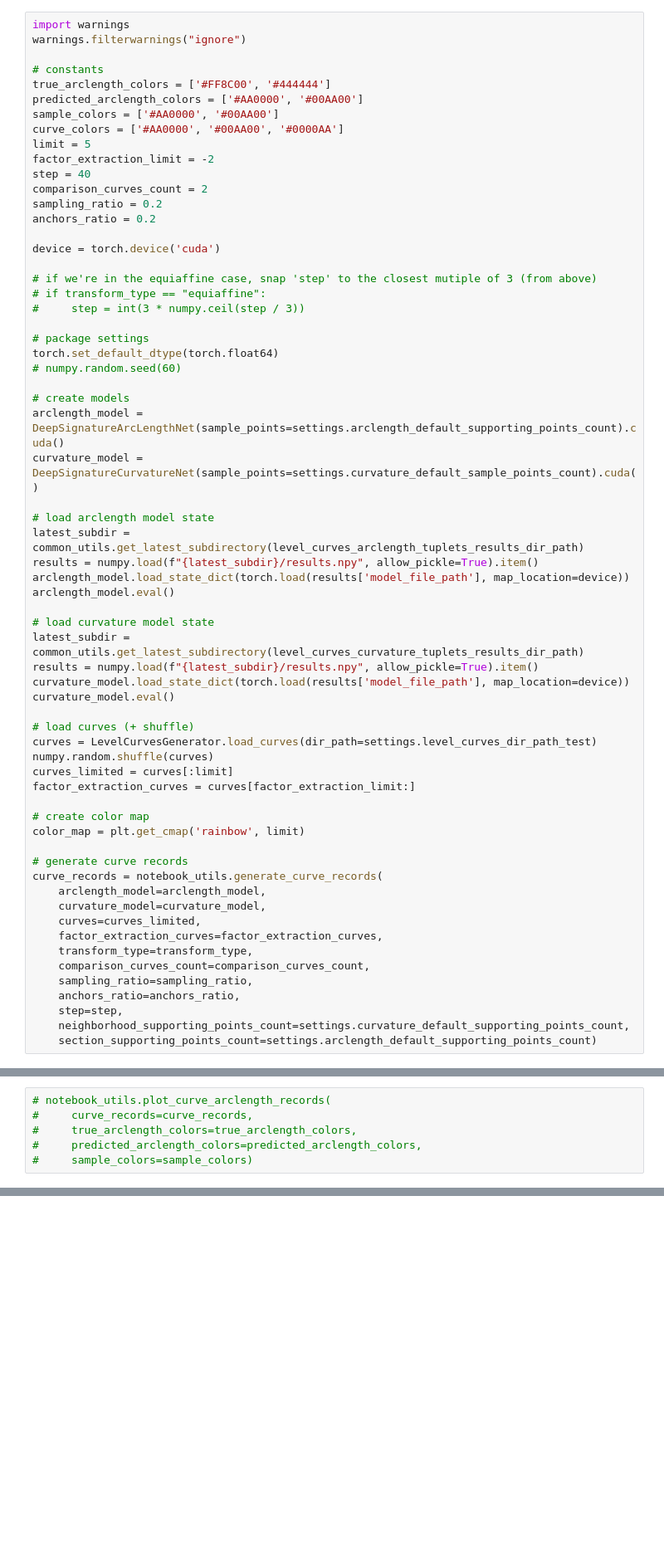
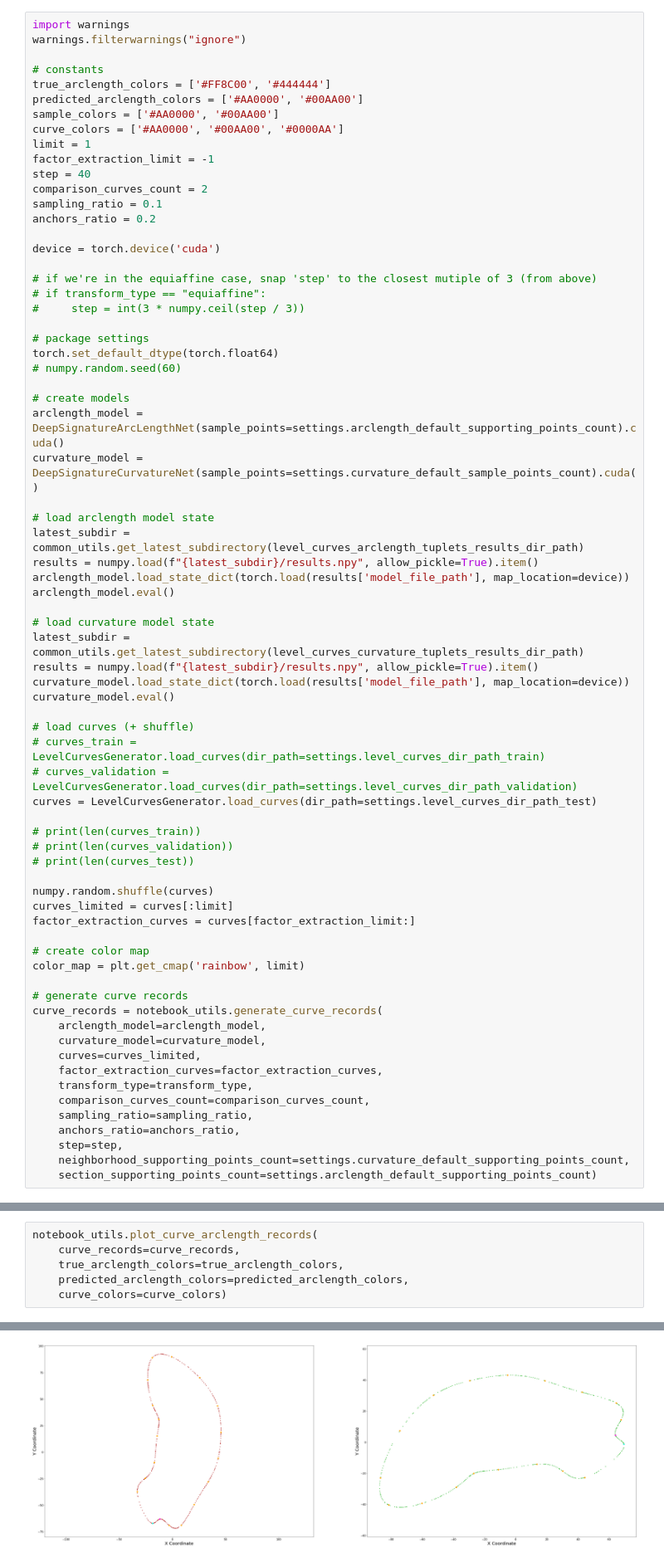
Before and after one commit to royvelich/deep-signature, a Jupyter notebook: notebooks/level_curves/evaluate_metrics.ipynb, the cells around one changed output, grey strips where cells are left out. Shown at 83% size. Drawn from its saved outputs; the diff is of its cells as text; blank space fills up the shorter version.

```diff
--- a/notebooks/level_curves/evaluate_metrics.ipynb
+++ b/notebooks/level_curves/evaluate_metrics.ipynb
@@ -119,11 +119,11 @@ true_arclength_colors = ['#FF8C00', '#444444']
 predicted_arclength_colors = ['#AA0000', '#00AA00']
 sample_colors = ['#AA0000', '#00AA00']
 curve_colors = ['#AA0000', '#00AA00', '#0000AA']
-limit = 5
-factor_extraction_limit = -2
+limit = 1
+factor_extraction_limit = -1
 step = 40
 comparison_curves_count = 2
-sampling_ratio = 0.2
+sampling_ratio = 0.1
 anchors_ratio = 0.2
 
 device = torch.device('cuda')
@@ -153,7 +153,14 @@ curvature_model.load_state_dict(torch.load(results['model_file_path'], map_locat
 curvature_model.eval()
 
 # load curves (+ shuffle)
+# curves_train = LevelCurvesGenerator.load_curves(dir_path=settings.level_curves_dir_path_train)
+# curves_validation = LevelCurvesGenerator.load_curves(dir_path=settings.level_curves_dir_path_validation)
 curves = LevelCurvesGenerator.load_curves(dir_path=settings.level_curves_dir_path_test)
+
+# print(len(curves_train))
+# print(len(curves_validation))
+# print(len(curves_test))
+
 numpy.random.shuffle(curves)
 curves_limited = curves[:limit]
 factor_extraction_curves = curves[factor_extraction_limit:]
@@ -189,8 +190,9 @@ Curve 5 - Curvature Comparison
 # %% [markdown]
   # EVALUATE ARC-LENGTH
 # %%
-# notebook_utils.plot_curve_arclength_records(
-#     curve_records=curve_records,
-#     true_arclength_colors=true_arclength_colors,
-#     predicted_arclength_colors=predicted_arclength_colors,
-#     sample_colors=sample_colors)
+notebook_utils.plot_curve_arclength_records(
+    curve_records=curve_records,
+    true_arclength_colors=true_arclength_colors,
+    predicted_arclength_colors=predicted_arclength_colors,
+    curve_colors=curve_colors)
+# %% [output]
@@ -196,0 +200 @@ Curve 5 - Curvature Comparison
+[figure, added]
```
Also changed, not shown: parts of 6 cells of this notebook, 2 other files.
